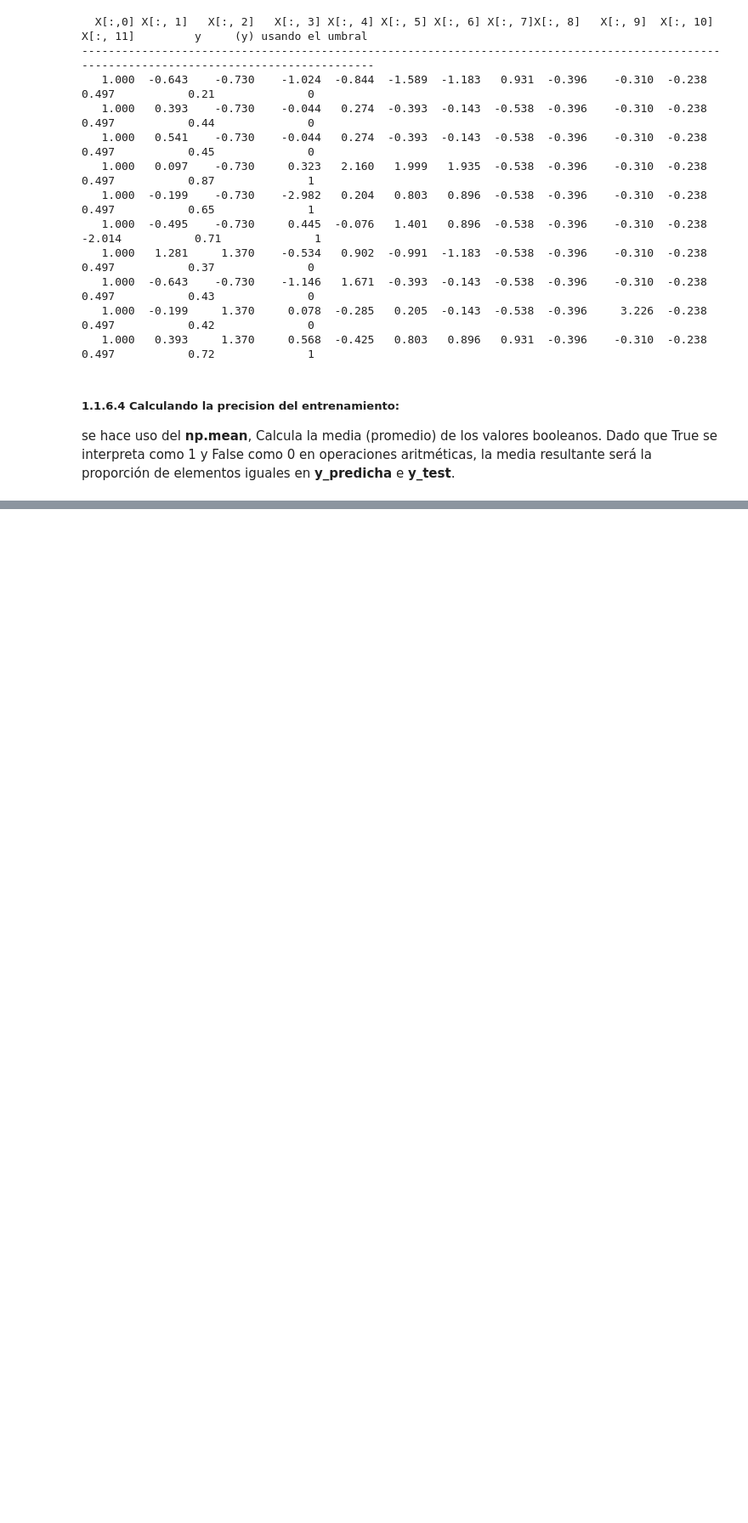
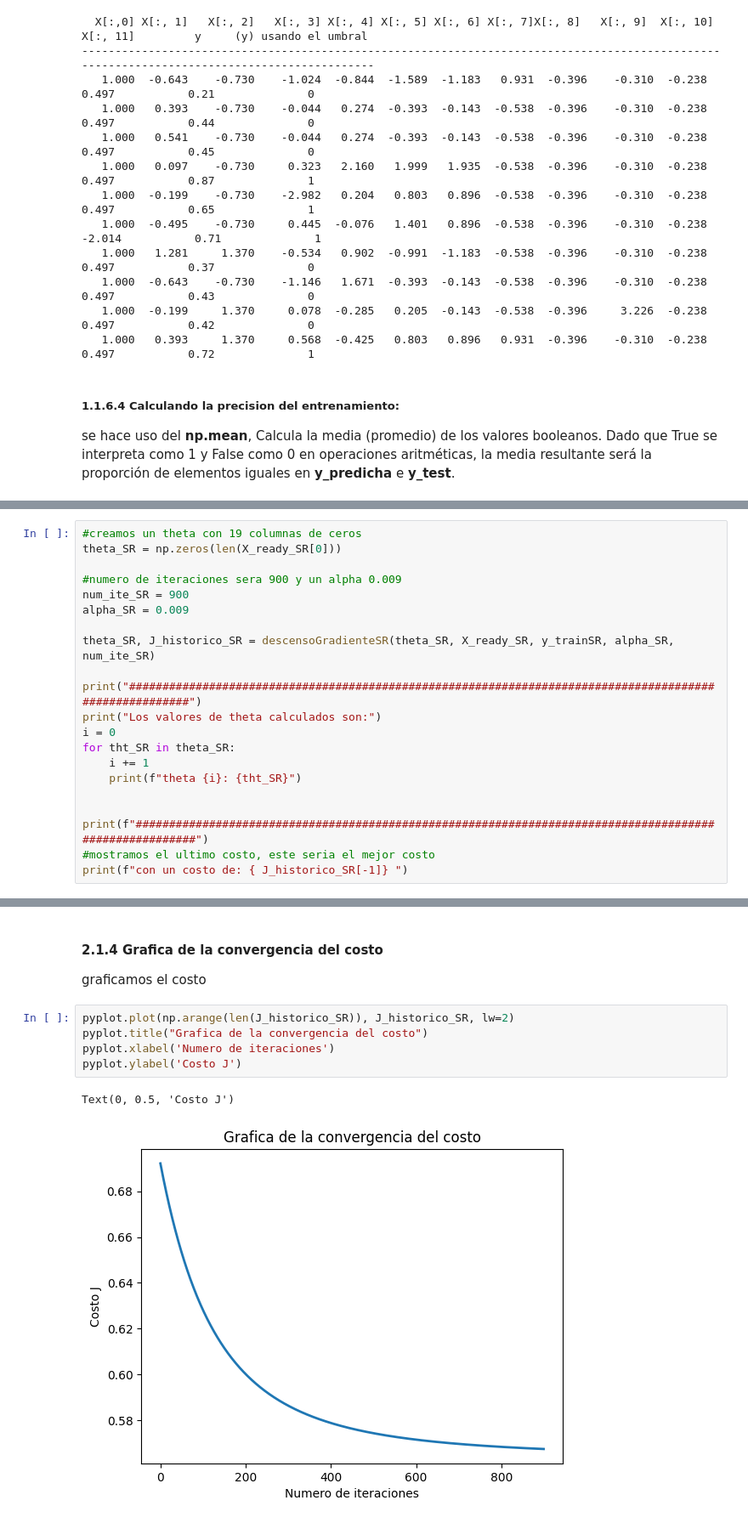
Before and after one commit to bspoloo/SIS420-012024, a Jupyter notebook: Laboratorios/Laboratorio 4/Regresion logistica.ipynb, the cells around one changed output, grey strips where cells are left out. Shown at 85% size. Drawn from its saved outputs; the diff is of its cells as text; blank space fills up the shorter version.

```diff
--- a/Laboratorios/Laboratorio 4/Regresion logistica.ipynb
+++ b/Laboratorios/Laboratorio 4/Regresion logistica.ipynb
@@ -725,0 +883,21 @@ Precisión de entrenamiento: 72.65 %
+# %%
+#creamos un theta con 19 columnas de ceros
+theta_SR = np.zeros(len(X_ready_SR[0]))
+
+#numero de iteraciones sera 900 y un alpha 0.009
+num_ite_SR = 900
+alpha_SR = 0.009
+
+theta_SR, J_historico_SR = descensoGradienteSR(theta_SR, X_ready_SR, y_trainSR, alpha_SR, num_ite_SR)
+
+print("########################################################################################################")
+print("Los valores de theta calculados son:")
+i = 0
+for tht_SR in theta_SR:
+    i += 1
+    print(f"theta {i}: {tht_SR}")
+
+
+print(f"########################################################################################################")
+#mostramos el ultimo costo, este seria el mejor costo
+print(f"con un costo de: { J_historico_SR[-1]} ")
@@ -725,0 +921,11 @@ Precisión de entrenamiento: 72.65 %
+# %% [markdown]
+#### 2.1.4 Grafica de la convergencia del costo
+graficamos el costo
+# %%
+pyplot.plot(np.arange(len(J_historico_SR)), J_historico_SR, lw=2)
+pyplot.title("Grafica de la convergencia del costo")
+pyplot.xlabel('Numero de iteraciones')
+pyplot.ylabel('Costo J')
+# %% [output]
+Text(0, 0.5, 'Costo J')
+[figure, added]
```
Also changed, not shown: parts of 24 cells of this notebook.
